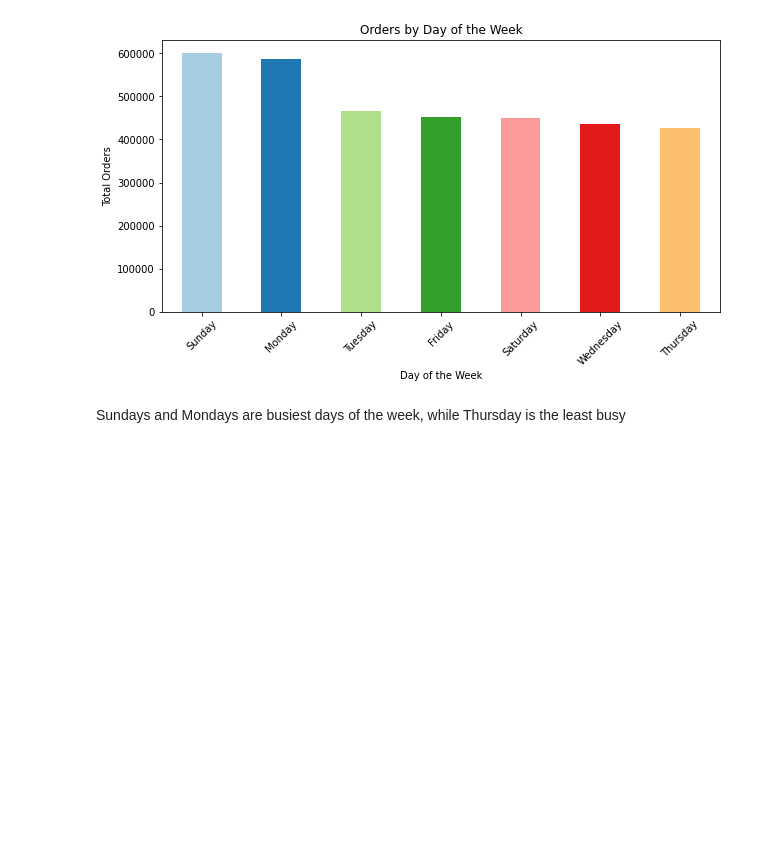
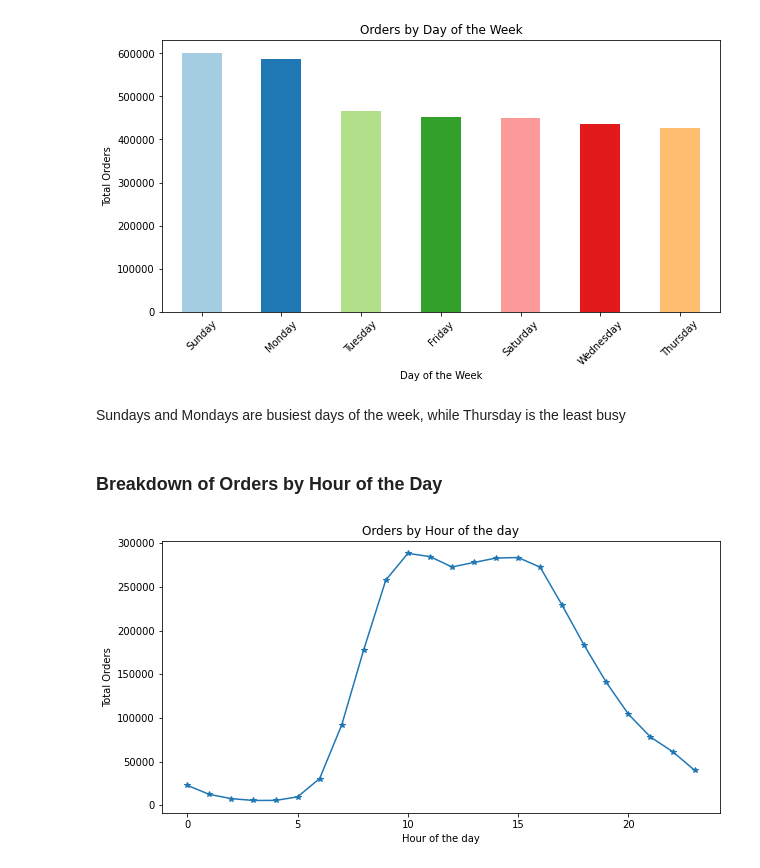
Before and after one commit to suvigyajain0101/RecSys, a Jupyter notebook: MarketBasketAnalysis/MarketBasketAnalysis.ipynb, the cells around one changed output. Cells and saved outputs as stored; diff of their text form; code cells hidden in the pictures; blank space fills up the shorter version.

```diff
--- a/MarketBasketAnalysis/MarketBasketAnalysis.ipynb
+++ b/MarketBasketAnalysis/MarketBasketAnalysis.ipynb
@@ -179,3 +182,17 @@ orders_grouped.plot(kind='bar', title='Orders by Day of the Week', ylabel='Total
 [figure]
 # %% [markdown]
 Sundays and Mondays are busiest days of the week, while Thursday is the least busy
+# %% [markdown]
+### Breakdown of Orders by Hour of the Day
+# %%
+# Create a subset of Order ID and Order Day of the Week from the orders dataframe
+orders_subset = orders.loc[:, ['order_id', 'order_hour_of_day']]
+
+# Group by Day name, count Order IDs and sort descending
+orders_grouped = orders_subset.groupby(['order_hour_of_day'])['order_id'].count()
+
+# Create Line chart
+orders_grouped.plot(style='-*', title='Orders by Hour of the day', ylabel='Total Orders',
+         xlabel='Hour of the day', figsize=(10, 5));
+# %% [output]
+[figure, added]
```
Also changed, not shown: parts of 3 cells of this notebook.
